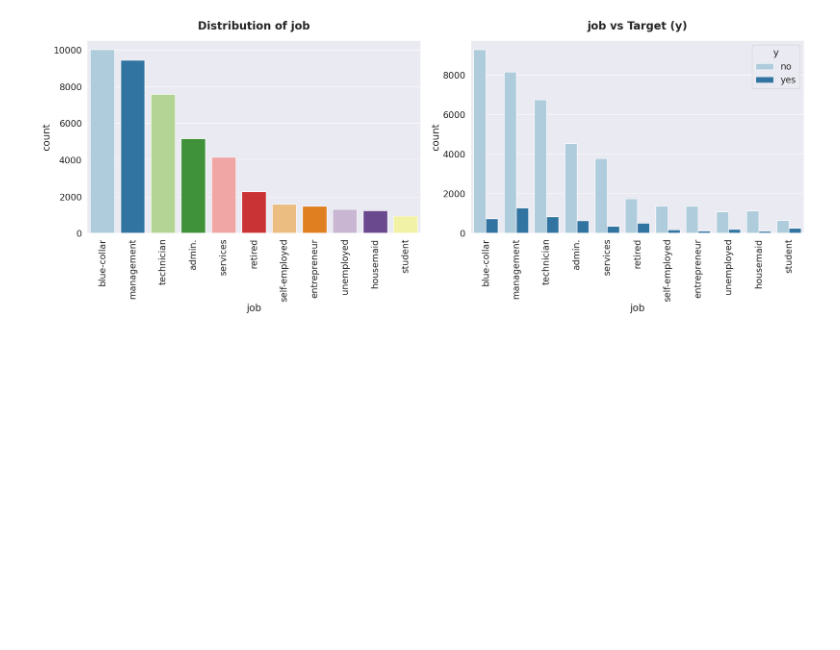
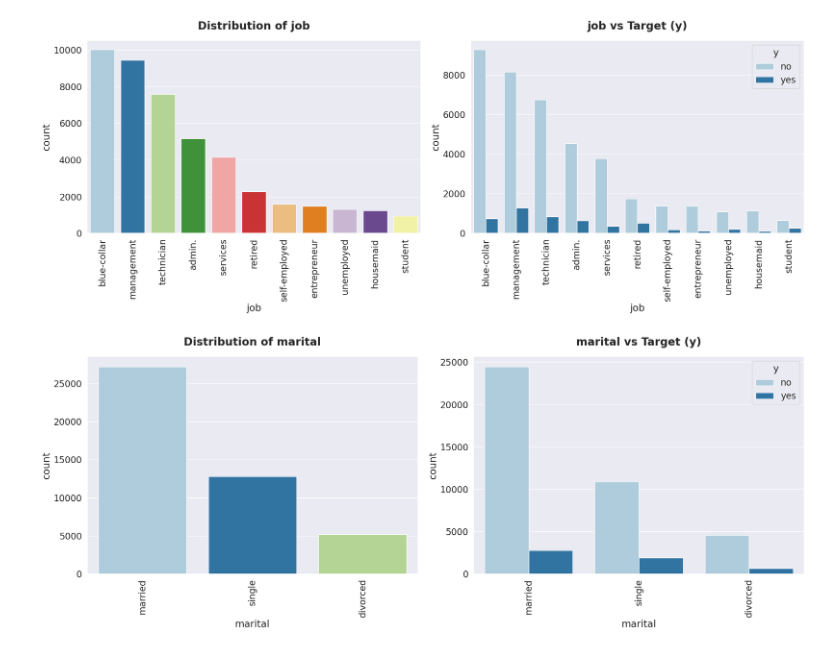
Before and after one commit to ShreeKeshavan/Client_Conversion_Prediction, a Jupyter notebook: Customer_Conversion_Prediction.ipynb, the cells around one changed output. Drawn from its saved outputs; the diff is of its cells as text; code cells hidden in the pictures; blank space fills up the shorter version.

```diff
--- a/Customer_Conversion_Prediction.ipynb
+++ b/Customer_Conversion_Prediction.ipynb
@@ -465,3 +466,7 @@ def categorical_features(col):
 categorical_features('job')
 # %% [output]
 [figure]
+# %%
+categorical_features('marital')
+# %% [output]
+[figure, added]
```
Also changed, not shown: parts of 4 cells of this notebook.
